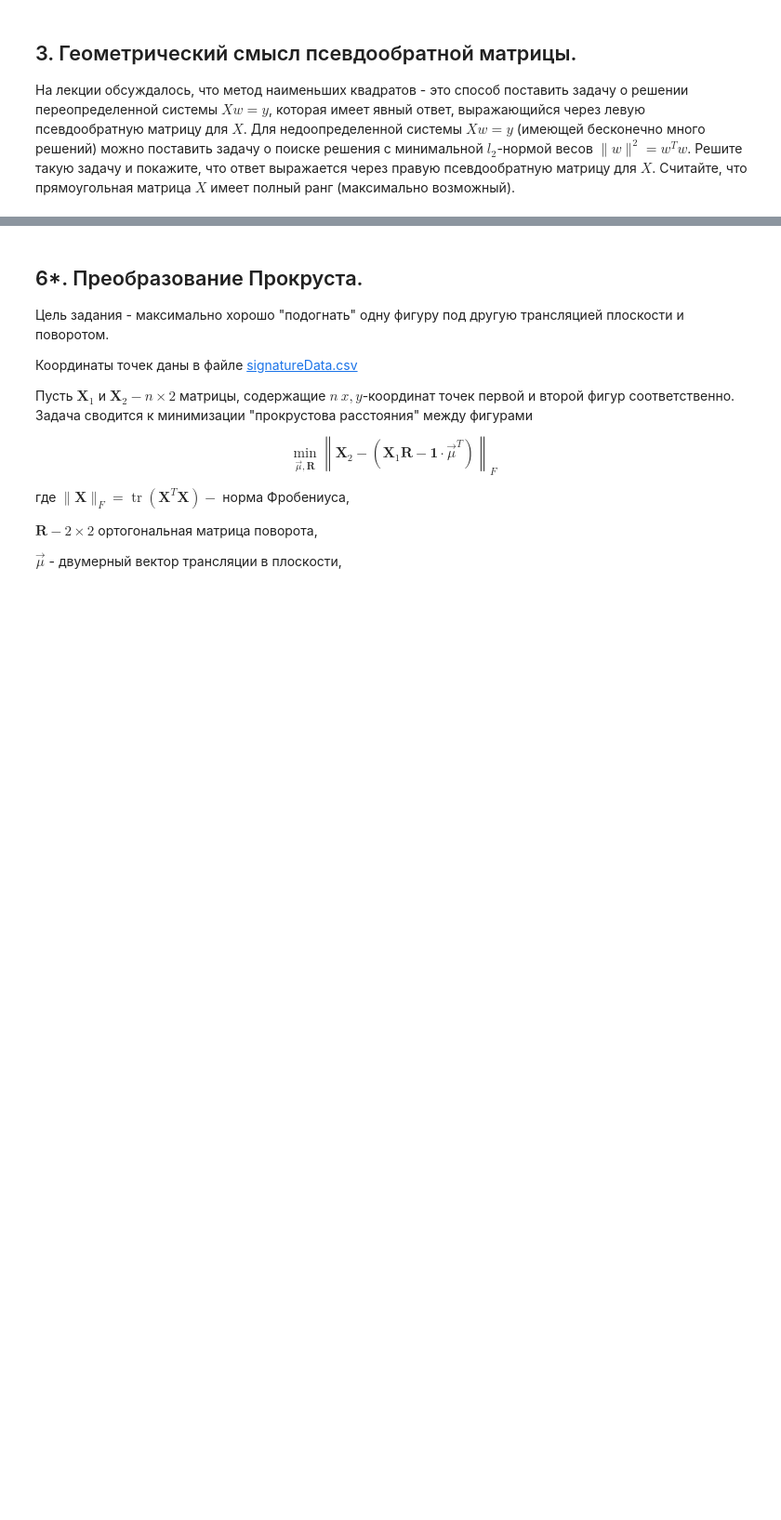
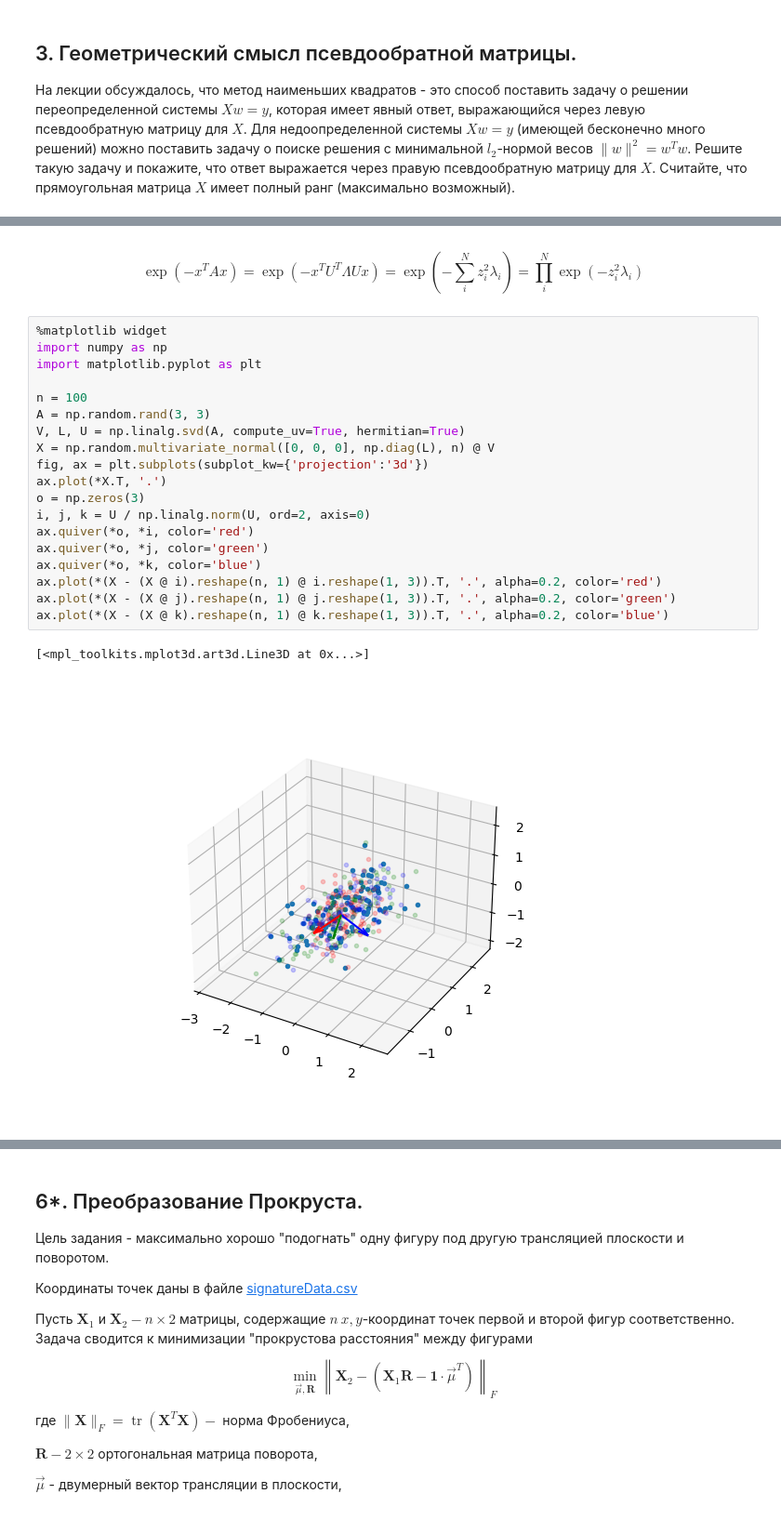
Before and after one commit to pinbraerts/vychmaty, a Jupyter notebook: week3.ipynb, the cells around one changed output, grey strips where cells are left out. Shown at 93% size. Cells and saved outputs as stored; diff of their text form; blank space fills up the shorter version.

```diff
--- a/week3.ipynb
+++ b/week3.ipynb
@@ -161,3 +163,31 @@ X = np.random.
+# %% [markdown]
+$$\exp(-x^T A x)
+= \exp(-x^T U^T \Lambda U x)
+= \exp(-\sum_i^N z_i^2 \lambda_i)
+= \prod_i^N \exp(-z_i^2 \lambda_i)
+$$
+# %%
+%matplotlib widget
+import numpy as np
+import matplotlib.pyplot as plt
+
+n = 100
+A = np.random.rand(3, 3)
+V, L, U = np.linalg.svd(A, compute_uv=True, hermitian=True)
+X = np.random.multivariate_normal([0, 0, 0], np.diag(L), n) @ V
+fig, ax = plt.subplots(subplot_kw={'projection':'3d'})
+ax.plot(*X.T, '.')
+o = np.zeros(3)
+i, j, k = U / np.linalg.norm(U, ord=2, axis=0)
+ax.quiver(*o, *i, color='red')
+ax.quiver(*o, *j, color='green')
+ax.quiver(*o, *k, color='blue')
+ax.plot(*(X - (X @ i).reshape(n, 1) @ i.reshape(1, 3)).T, '.', alpha=0.2, color='red')
+ax.plot(*(X - (X @ j).reshape(n, 1) @ j.reshape(1, 3)).T, '.', alpha=0.2, color='green')
+ax.plot(*(X - (X @ k).reshape(n, 1) @ k.reshape(1, 3)).T, '.', alpha=0.2, color='blue')
+# %% [output]
+[<mpl_toolkits.mplot3d.art3d.Line3D at 0x...>]
+[figure, added]
 # %% [markdown]
 ## 5. Геометрический смысл сингулярного разложения.
 
```
Also changed, not shown: parts of 12 cells of this notebook.
